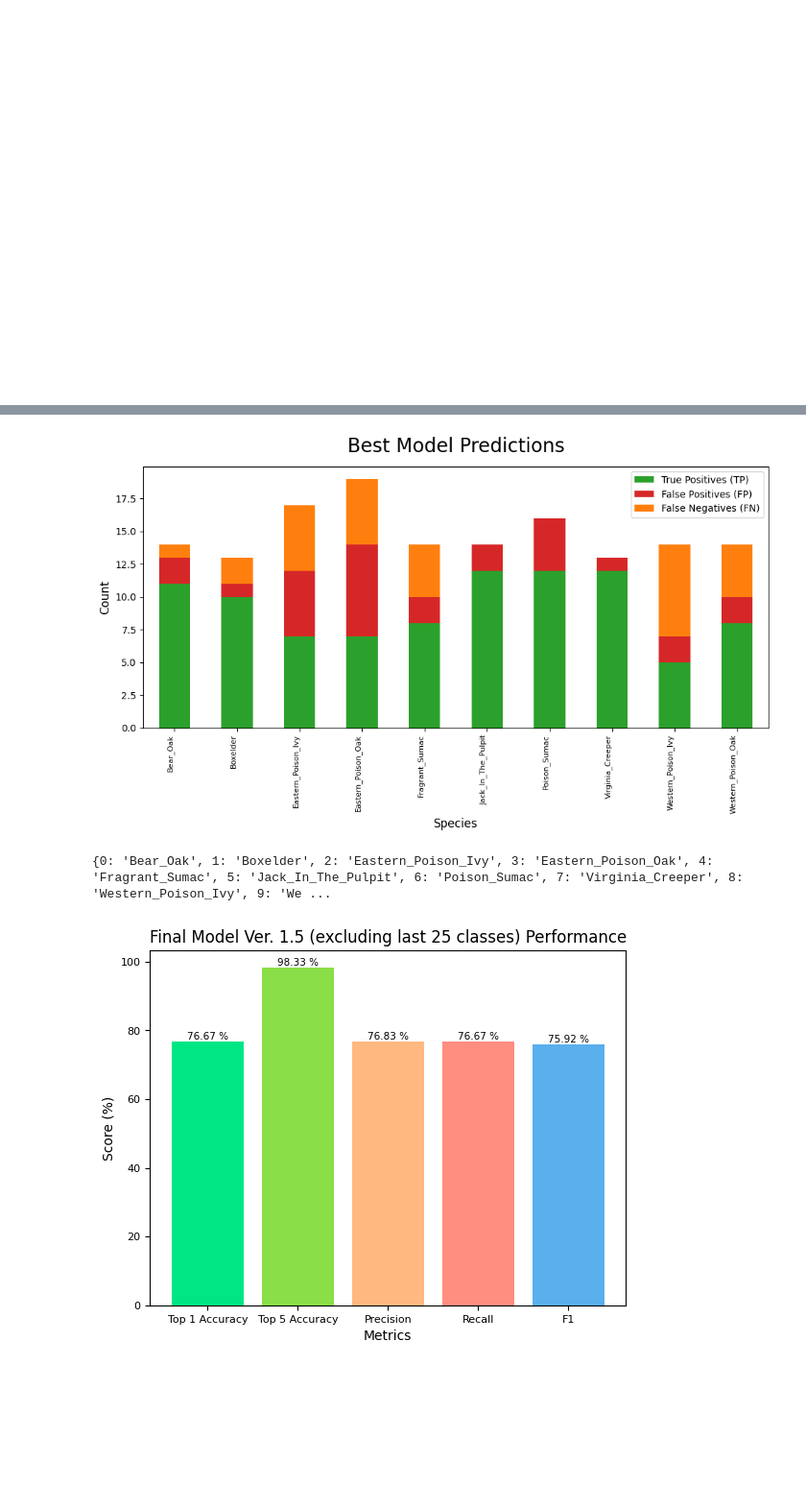
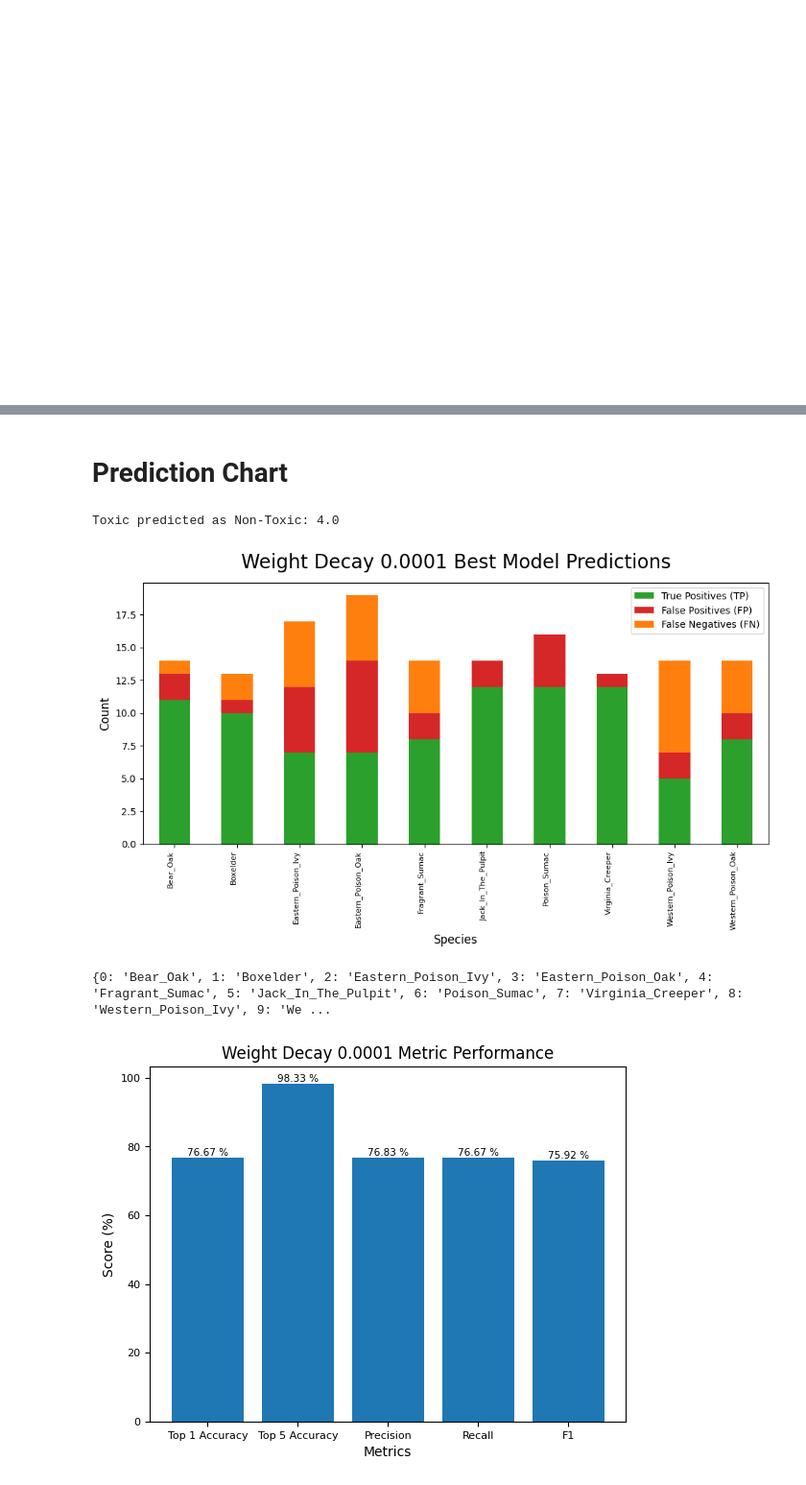
Before and after one commit to manha-star/Computer-Vision-Project, a Jupyter notebook: ComputerVisionProject.ipynb, the cells around one changed output, grey strips where cells are left out. Shown at 96% size. Drawn from its saved outputs; the diff is of its cells as text; code cells hidden in the pictures; blank space fills up the shorter version.

```diff
--- a/ComputerVisionProject.ipynb
+++ b/ComputerVisionProject.ipynb
@@ -747,3 +763,5 @@ plt.show()
+# %% [markdown]
+<h1> Prediction Chart</h1>
 # %%
 # gather labels
 class_names = list(currmodel.names.values())
@@ -763,7 +781,8 @@ fig, ax = plt.subplots(figsize=(10, 6))
 # bar plot + styling (adjust style as needed)
 metrics_df.plot(kind="bar", stacked=True, ax=ax, color=["#2ca02c", "#d62728", "#ff7f0e"])
 
-ax.set_title("Best Model Predictions", fontsize=20, pad=15)
+#change name
+ax.set_title("Weight Decay 0.0001 Best Model Predictions", fontsize=20, pad=15)
 ax.set_xlabel("Species", fontsize=12)
 ax.set_ylabel("Count", fontsize=12)
 ax.set_xticklabels(class_names, fontsize=8, rotation=90, ha="right")
@@ -792,7 +811,8 @@ for toxic in toxic_classes:
 
 print("Toxic predicted as Non-Toxic:", toxic_as_nontoxic)
 # %% [output]
+Toxic predicted as Non-Toxic: 4.0
-[figure, old version]
+[figure, new version]
 # %%
 #false positive of neg
 print(currmodel.names)
@@ -801,20 +821,21 @@ print(currmodel.names)
 # %%
 # labels
 labels = ["Top 1 Accuracy", "Top 5 Accuracy", "Precision", "Recall", "F1"]
 values = [top1*100, top5*100, precision_overall*100, recall_overall*100, F1_overall*100]
-bar_colors = ['#00E685', '#8ADE47', '#FFB980', '#FF8D80', '#5AAFED']
+#bar_colors = ['#00E685', '#8ADE47', '#FFB980', '#FF8D80', '#5AAFED']
 
 #fig/ax + bar plot
 fig, ax = plt.subplots()
-bar_chart = ax.bar(labels, values, color=bar_colors)
-ax.set(xlabel="Metrics", ylabel="Score (%)", title="Final Model Ver. 1.5 (excluding last 25 classes) Performance")
+bar_chart = ax.bar(labels, values)
+#change name
+ax.set(xlabel="Metrics", ylabel="Score (%)", title="Weight Decay 0.0001 Metric Performance")
 ax.tick_params(axis='both', labelsize=8)
 ax.bar_label(bar_chart, fmt=lambda x: f'{x :.2f} %', fontsize=7.5)
 
 # save and download (change name)
 plt.savefig("1.5_lastcut25_test_metrics_chart.png")
 # %% [output]
-[figure, old version]
+[figure, new version]
 # %%
 toxic_classes = [2, 3, 6, 8, 9]
 nontoxic_classes = [0, 1, 4, 5, 7]
```
Also changed, not shown: parts of 9 cells of this notebook.
